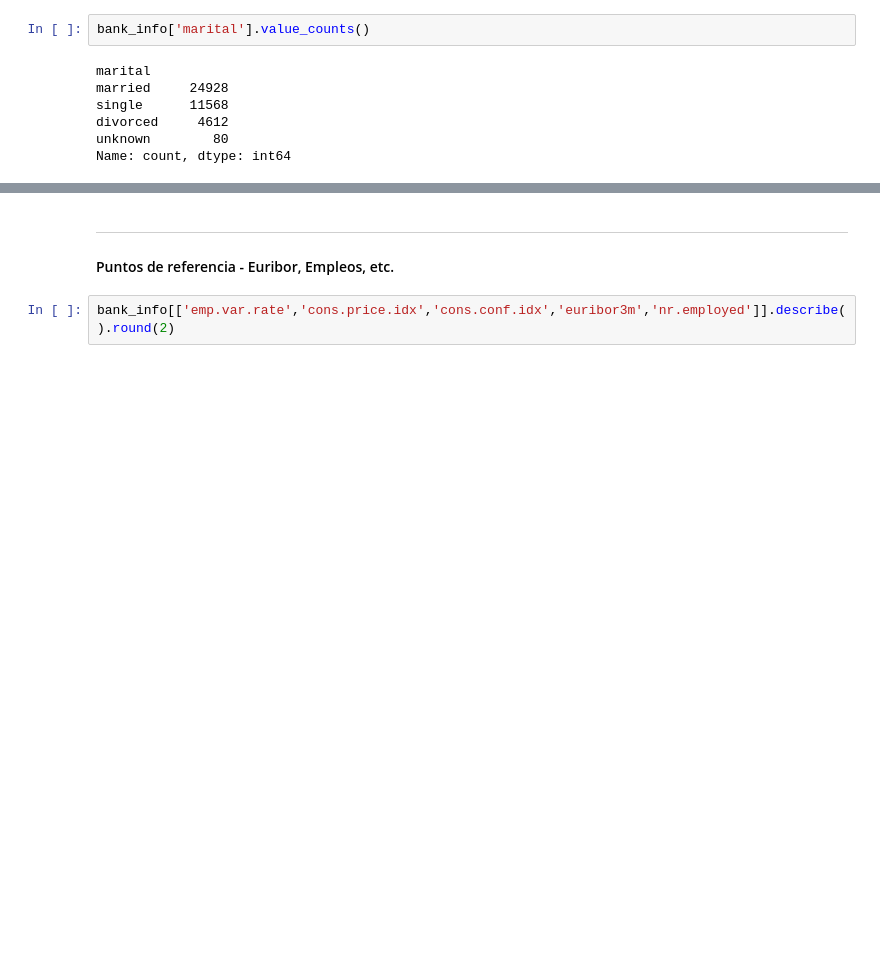
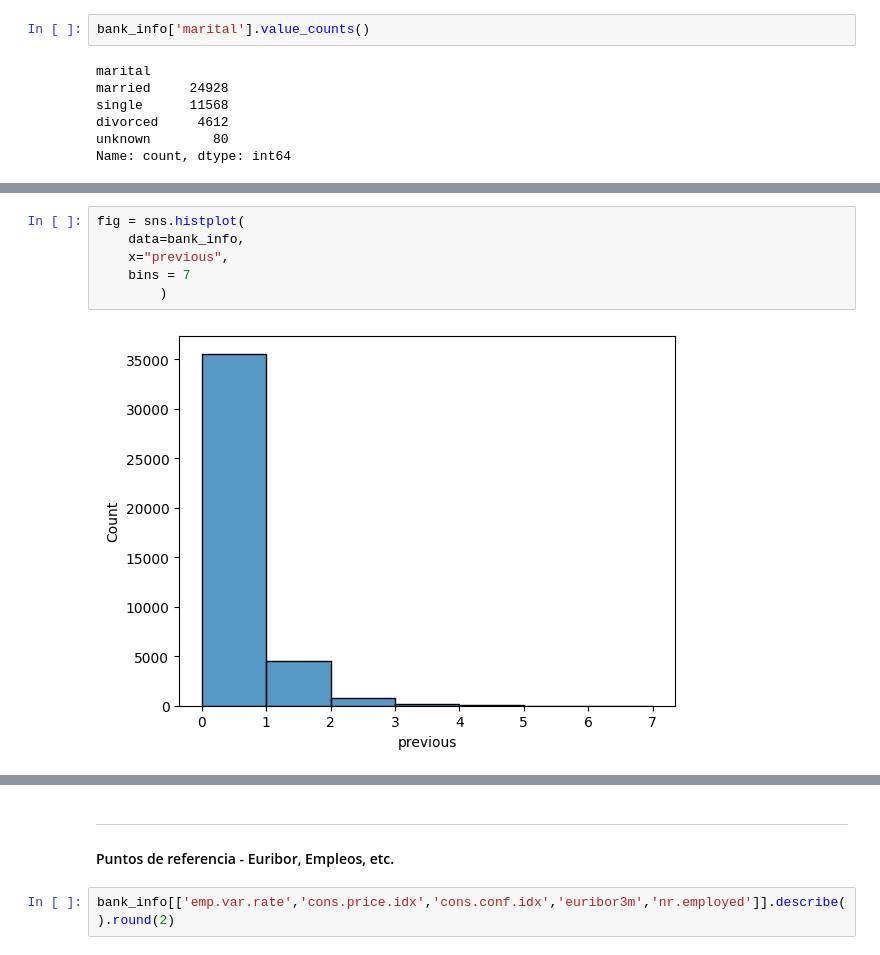
Before and after one commit to diegodelarubia/Trabajo_Final_Master-TFM-, a Jupyter notebook: analysis/analysis_tfm_leoBetancourt.ipynb, the cells around one changed output, grey strips where cells are left out. Drawn from its saved outputs; the diff is of its cells as text; blank space fills up the shorter version.

```diff
--- a/analysis/analysis_tfm_leoBetancourt.ipynb
+++ b/analysis/analysis_tfm_leoBetancourt.ipynb
@@ -334,0 +350,8 @@ Name: count, dtype: int64
+# %%
+fig = sns.histplot(
+    data=bank_info,
+    x="previous",
+    bins = 7
+        )
+# %% [output]
+[figure, added]
```
Also changed, not shown: parts of 68 cells of this notebook, 2 other files.
